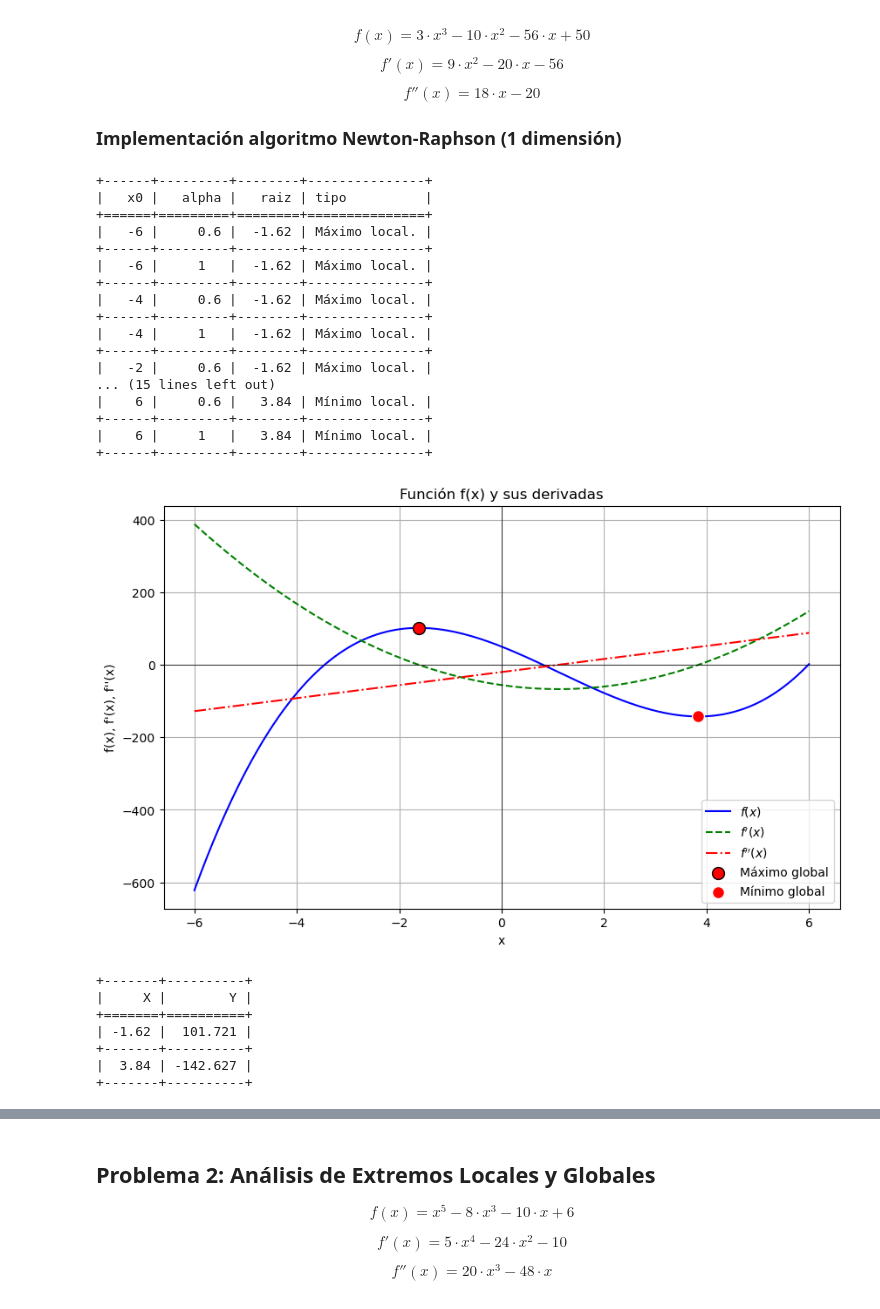
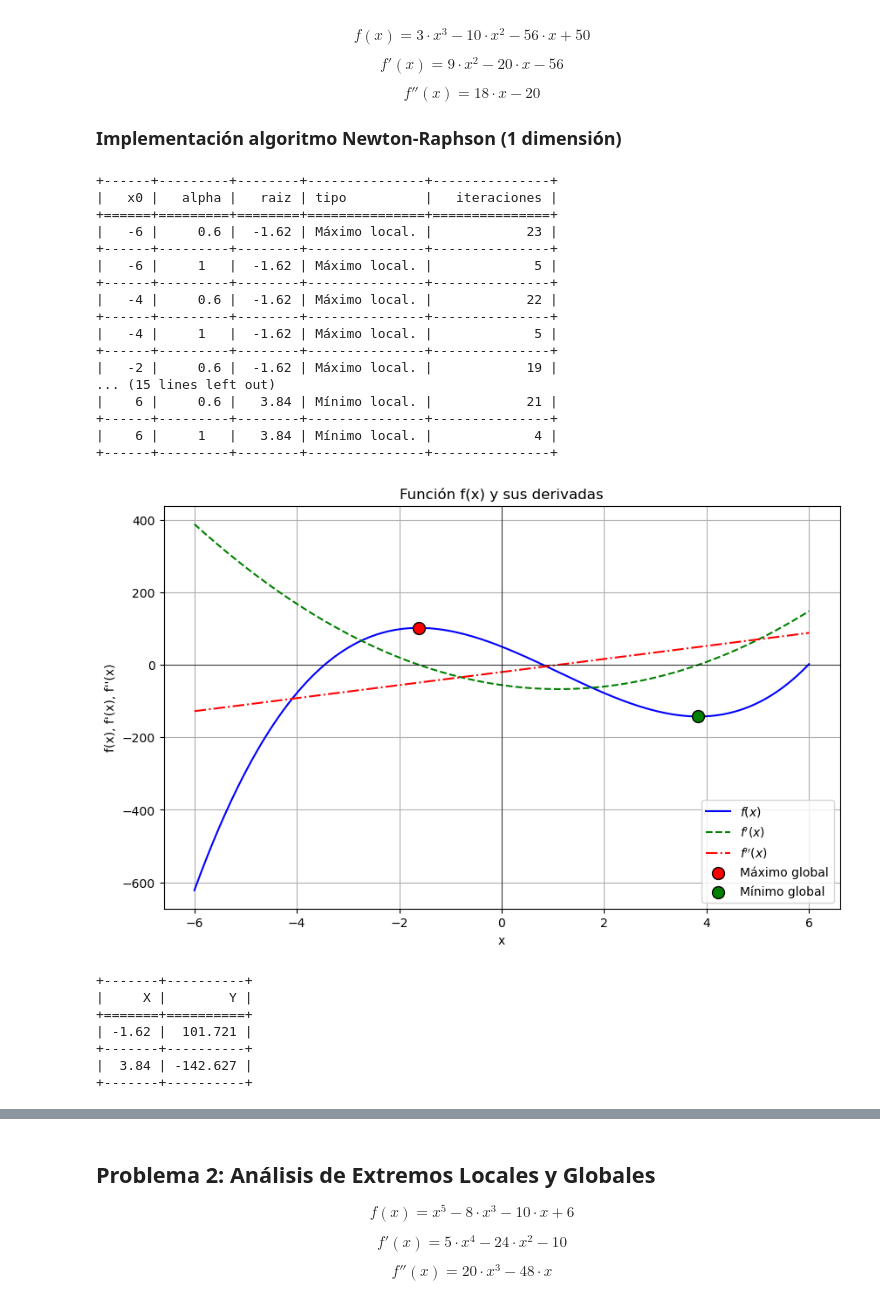
Before and after one commit to SamuelHernandez5/MOS-Actividades, a Jupyter notebook: Labs/Lab3/lab3.ipynb, the cells around one changed output, grey strips where cells are left out. Cells and saved outputs as stored; diff of their text form; code cells hidden in the pictures.

Commit message:
correción iteraciones (convergencia)

```diff
--- a/Labs/Lab3/lab3.ipynb
+++ b/Labs/Lab3/lab3.ipynb
@@ -47,10 +47,9 @@ def newton_raphson(f_prime_func, f_double_prime_func, x0, alpha=1.0, tol=1e-6, m
         # Calcular hessiana
         hess_f = f_double_prime_func(x_k) # Como es una dimension es la segunda derivada
 
-        # Verificar si la segunda derivada es cercana a cero
+        # Verificar si la segunda derivada es cercana a cero., Agregar 1 para que pase a otro punto sin cambiar la división
         if abs(hess_f) < 1e-12:
-            print(f"La Hessiana es muy pequeña o cero, el método falla en x0 = {x_k}")
-            return None
+            hess_f = abs(hess_f)+ 1
 
         # Calcular dk
         d_k = -grad_f / hess_f
@@ -60,10 +59,10 @@ def newton_raphson(f_prime_func, f_double_prime_func, x0, alpha=1.0, tol=1e-6, m
 
         # Verificar la condición de parada
         if abs(grad_f) < tol:
-            return x_k
+            return x_k, k
 
     print("Se alcanzó el número máximo de iteraciones.")
-    return x_k
+    return x_k, k
 
 def caracterizacion_extremo(f_double_prime_func, x_k):
     # Evaluar la segunda derivada en el punto
@@ -104,7 +103,7 @@ def graficar_funcion(f_func, f_derivada, f_segunda_derivada, puntos_encontrados,
         if p == max_punto:
             plt.scatter(p, f_func(p), color='red', zorder=5, label='Máximo global', s=100, edgecolor='black')
         elif p == min_punto:
-            plt.scatter(p, f_func(p), color='red', zorder=5, label='Mínimo global', s=100, edgecolor='white')
+            plt.scatter(p, f_func(p), color='green', zorder=5, label='Mínimo global', s=100, edgecolor='black')
         else:
             plt.scatter(p, f_func(p), color='black', zorder=5, label='Extremos locales', s=100, edgecolor='black')
 
@@ -122,57 +121,57 @@ def graficar_funcion(f_func, f_derivada, f_segunda_derivada, puntos_encontrados,
 def analizar_convergencia_y_graficar(f_func, f_derivada, f_segunda_derivada, valores_iniciales, valores_alpha, rango):
     puntos_encontrados = []
     convergencia = []
-    headers = ["x0", "alpha", "raiz", "tipo"]
+    headers = ["x0", "alpha", "raiz", "tipo", "iteraciones"]
 
-    # Experimentar con diferentes valores iniciales
+    # Experimentar con todos los valores iniciales y alphas
     for x0 in valores_iniciales:
         for alpha in valores_alpha:
-            x_k = newton_raphson(f_derivada, f_segunda_derivada, x0, alpha=alpha)
+            x_k, k = newton_raphson(f_derivada, f_segunda_derivada, x0, alpha=alpha)
             if x_k is not None:
                 tipo = caracterizacion_extremo(f_segunda_derivada, x_k)
-                row = [x0, alpha, round(x_k, 2), tipo]
+                row = [x0, alpha, round(x_k, 2), tipo, k]
                 convergencia.append(row)
                 if round(x_k, 2) not in puntos_encontrados:
                     x_k = round(x_k, 2)
                     puntos_encontrados.append(x_k)
 
     # Imprimir resultados de la convergencia
     print(tabulate(convergencia, headers=headers, tablefmt="grid"))
 
     # Graficar la función con los puntos encontrados
     graficar_funcion(f_func, f_derivada, f_segunda_derivada, puntos_encontrados, rango)
 
     # Imprimir tabla con los puntos encontrados y sus valores
     table_data = []
     for p in puntos_encontrados:
         table_data.append([p, f_func(p)])
 
     headers = ["X", "Y"]
     print(tabulate(table_data, headers=headers, tablefmt="grid"))
 
 
 
 
 analizar_convergencia_y_graficar(f_func, f_derivada, f_segunda_derivada, [-6, -4, -2, 0, 2, 4, 6], [0.6, 1.0], 6)
 # %% [output]
-+------+---------+--------+---------------+
-|   x0 |   alpha |   raiz | tipo          |
-+======+=========+========+===============+
-|   -6 |     0.6 |  -1.62 | Máximo local. |
-+------+---------+--------+---------------+
-|   -6 |     1   |  -1.62 | Máximo local. |
-+------+---------+--------+---------------+
-|   -4 |     0.6 |  -1.62 | Máximo local. |
-+------+---------+--------+---------------+
-|   -4 |     1   |  -1.62 | Máximo local. |
-+------+---------+--------+---------------+
-|   -2 |     0.6 |  -1.62 | Máximo local. |
++------+---------+--------+---------------+---------------+
+|   x0 |   alpha |   raiz | tipo          |   iteraciones |
++======+=========+========+===============+===============+
+|   -6 |     0.6 |  -1.62 | Máximo local. |            23 |
++------+---------+--------+---------------+---------------+
+|   -6 |     1   |  -1.62 | Máximo local. |             5 |
++------+---------+--------+---------------+---------------+
+|   -4 |     0.6 |  -1.62 | Máximo local. |            22 |
++------+---------+--------+---------------+---------------+
+|   -4 |     1   |  -1.62 | Máximo local. |             5 |
++------+---------+--------+---------------+---------------+
+|   -2 |     0.6 |  -1.62 | Máximo local. |            19 |
 ... (15 lines left out)
-|    6 |     0.6 |   3.84 | Mínimo local. |
-+------+---------+--------+---------------+
-|    6 |     1   |   3.84 | Mínimo local. |
-+------+---------+--------+---------------+
+|    6 |     0.6 |   3.84 | Mínimo local. |            21 |
++------+---------+--------+---------------+---------------+
+|    6 |     1   |   3.84 | Mínimo local. |             4 |
++------+---------+--------+---------------+---------------+
-[figure, old version]
+[figure, new version]
 +-------+----------+
 |     X |        Y |
 +=======+==========+
```
Also changed, not shown: parts of 3 cells of this notebook.
